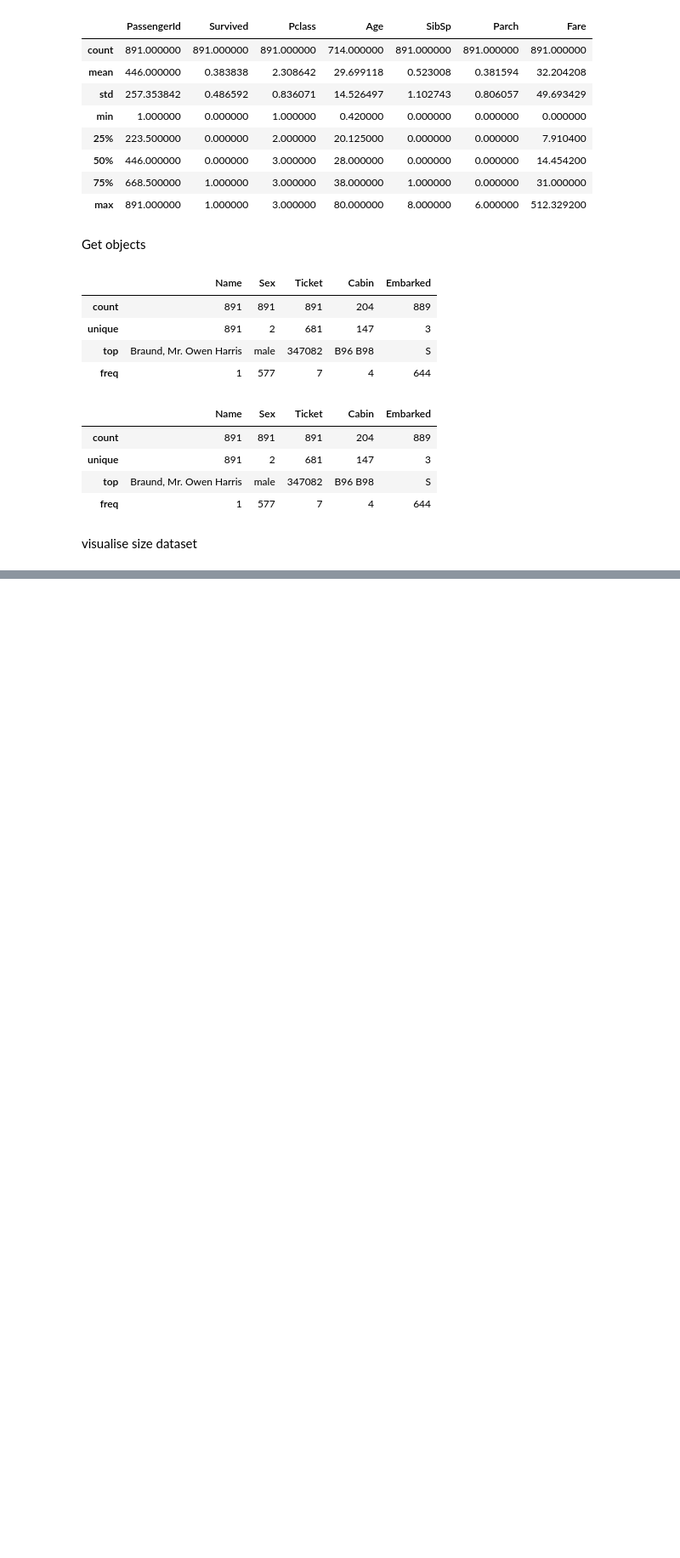
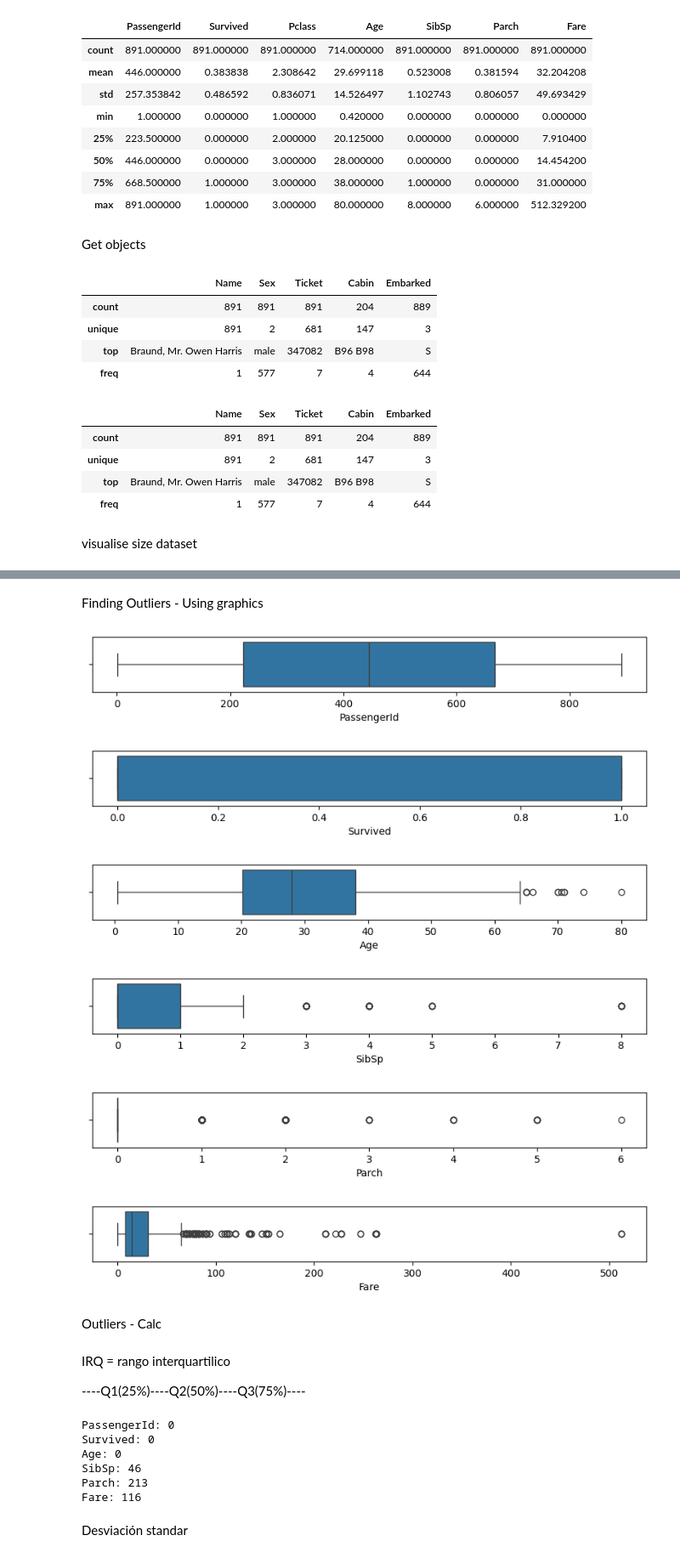
Before and after one commit to SoyAndresTrujillo/analytics-business-intelligence, a Jupyter notebook: ClearData.ipynb, the cells around one changed output, grey strips where cells are left out. Shown at 85% size. Drawn from its saved outputs; the diff is of its cells as text; code cells hidden in the pictures; blank space fills up the shorter version.

Commit message:
feat(process): data

```diff
--- a/ClearData.ipynb
+++ b/ClearData.ipynb
@@ -92,0 +145,4 @@ data.shape
+# %%
+# Convert Pclass to category(kind string), more efficient to best performance
+data['Pclass'] = data['Pclass'].astype('category')
+data.info()
@@ -92,0 +175,46 @@ data.shape
+# %% [markdown]
+Finding Outliers - Using graphics
+# %%
+# number are including all the columns with numeric data
+cols = data.select_dtypes(include=['number']).columns
+
+for column in cols:
+  plt.figure(figsize=(10, 1))
+  sns.boxplot(data=data[cols], x=column)
+# %% [output]
+[figure, added]
+[figure, added]
+[figure, added]
+[figure, added]
+[figure, added]
+[figure, added]
+# %% [markdown]
+Outliers - Calc
+# %% [markdown]
+IRQ = rango interquartilico
+
+----Q1(25%)----Q2(50%)----Q3(75%)----
+# %%
+outliers = {}
+
+for col in cols:
+  Q1 = np.percentile(data[col], 25)
+  Q3 = np.percentile(data[col], 75)
+  # Take Q2 && Q3
+  IRQ = Q3 - Q1
+  # Calculate the limits
+  lower_limit = Q1 - 1.5 * IRQ
+  upper_limit = Q3 + 1.5 * IRQ
+  # Find outliers
+  outliers[col] = data[col][(data[col] < lower_limit) | (data[col] > upper_limit)]
+  print(f'{col}: {len(outliers[col])
+  }')
+# %% [output]
+PassengerId: 0
+Survived: 0
+Age: 0
+SibSp: 46
+Parch: 213
+Fare: 116
+# %% [markdown]
+Desviación standar
```
Also changed, not shown: parts of 7 cells of this notebook, 1 other file.
